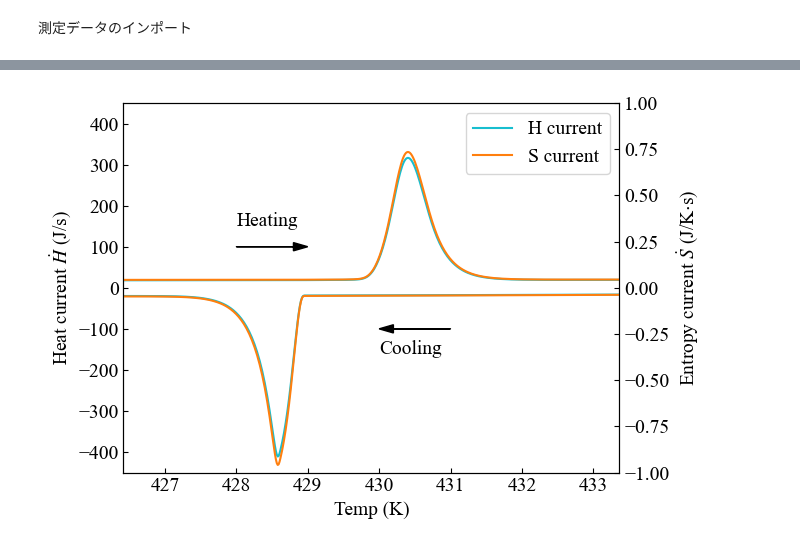
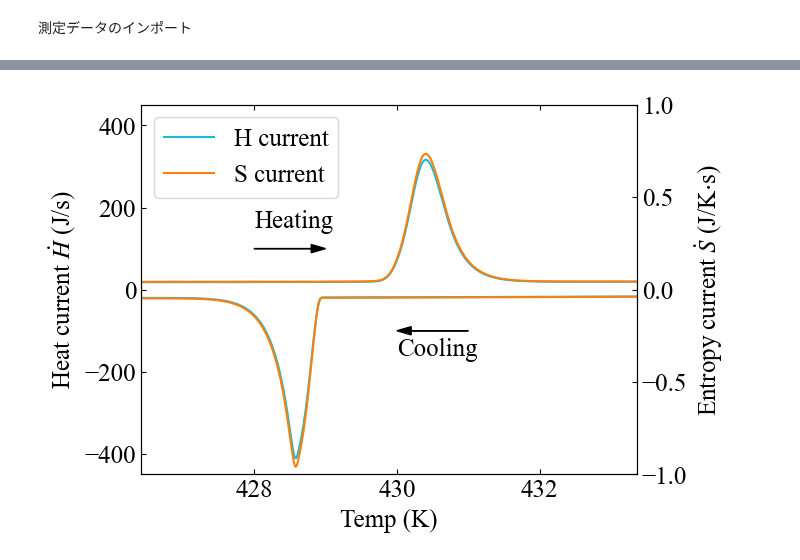
Before and after one commit to xiang-gong3944/----, a Jupyter notebook: 2024_11_08_相転移/data/2024_11_08-In.ipynb, the cells around one changed output, grey strips where cells are left out. Saved outputs shown, nothing was run; the diff lists cells and outputs as text; code cells hidden in the pictures.

```diff
--- a/2024_11_08_相転移/data/2024_11_08-In.ipynb
+++ b/2024_11_08_相転移/data/2024_11_08-In.ipynb
@@ -75,13 +89,13 @@ ax1.xaxis.set_ticks_position('both')
 plt.rcParams['xtick.direction'] = 'in'
 plt.rcParams['ytick.direction'] = 'in'
 
-plt.rcParams['font.size'] = 14
+plt.rcParams['font.size'] = 18
 plt.rcParams['font.family'] ='Times New Roman'
 plt.rcParams['mathtext.fontset'] = 'stix'
 
 xlim = (Temp[500], Temp[2500])
 ax1.set_xlim(xlim[0], xlim[1])
-ylim = (-0.1, 64)
+ylim = (-0.1, 70)
 ax1.set_ylim(ylim[0], ylim[1])
 
 ax1.set_xlabel("Temperature (K)")
@@ -93,13 +107,14 @@ ax1.vlines(429.8, ylim[0], ylim[1], linestyles = "dashed", color ="grey")
 ax1.text(430, 50, "$T_{c1}=$ 429.8 K")
 
 ax1.plot(Temp[2500:3000], Cp[2500:3000], label="cooling", color = "tab:blue")
-ax1.arrow(428.9, 62, -0.7, 0,
+ax1.arrow(428.9, 65, -0.7, 0,
           width = 0.01, head_width = 1.5, head_length = 0.2, length_includes_head=True, color="tab:blue")
 ax1.vlines(428.9, ylim[0], ylim[1], linestyles = "dashed", color ="grey")
-ax1.text(426.7, 55, "$T_{c2}=$ 428.9 K")
+ax1.text(426.7, 60, "$T_{c2}=$ 428.9 K")
 
 ax1.legend()
 
+plt.savefig("../image/In-Cp.png", bbox_inches='tight')
 plt.show()
 del f, ax1, xlim, ylim
 # %% [output]
@@ -107,38 +122,49 @@ del f, ax1, xlim, ylim
 # %%
 fig = plt.figure()
+
 ax1 = fig.add_subplot(111)
+
+ax1.yaxis.set_ticks_position('both')
+ax1.xaxis.set_ticks_position('both')
+plt.rcParams['xtick.direction'] = 'in'
+plt.rcParams['ytick.direction'] = 'in'
+
+plt.rcParams['font.size'] = 18
+plt.rcParams['font.family'] ='Times New Roman'
+plt.rcParams['mathtext.fontset'] = 'stix'
 
 xlim = (Temp[500], Temp[2500])
 ax1.set_xlim(xlim[0], xlim[1])
 y1lim = (-450, 450)
 ax1.set_ylim(y1lim[0], y1lim[1])
 
 ax1.set_xlabel("Temp (K)")
 ax1.set_ylabel("Heat current $\dot{H}$ (J/s)")
 
 ax1.plot(Temp[500:1000], dHdt[500:1000], color="tab:cyan", label="H current")
 ax1.plot(Temp[2500:3000], dHdt[2500:3000], color="tab:cyan")
 h1, l1 = ax1.get_legend_handles_labels()
 ax1.arrow(428, 100, 1, 0,
           width = 0.1, head_width = 20, head_length = 0.2, length_includes_head=True, color="black")
 ax1.text(428, 150, "Heating")
 
 ax2 = ax1.twinx()
 ax2.set_ylabel("Entropy current $\dot{S}$ (J/K$\cdot$s)")
 ax2.set_ylim(-1, 1)
 ax2.plot(Temp[500:1000], dSdt[500:1000], c = "tab:orange", label = "S current")
 ax2.plot(Temp[2500:3000], dSdt[2500:3000], c = "tab:orange")
 h2, l2 = ax2.get_legend_handles_labels()
 ax1.arrow(431, -100, -1, 0,
           width = 0.1, head_width = 20, head_length = 0.2, length_includes_head=True, color="black")
 ax1.text(430, -160, "Cooling")
 
 ax1.legend(h1+h2, l1+l2)
 
+plt.savefig("../image/In-current.png", bbox_inches='tight')
 plt.show()
 
 del fig, ax1, ax2, xlim, y1lim, h1, h2, l1, l2
 # %% [output]
-[figure, old version]
+[figure, new version]
 # %%
 print(calcDelta(Time, dHdt, 700, 850))
```
Also changed, not shown: parts of 3 cells of this notebook, 33 other files.
